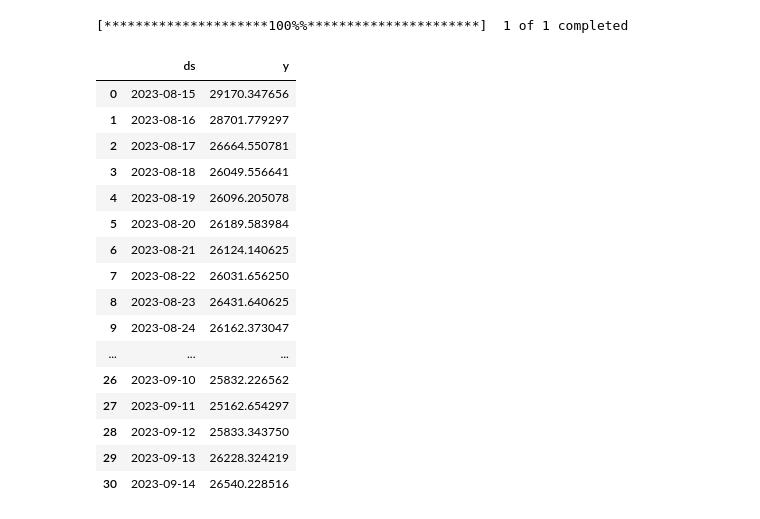
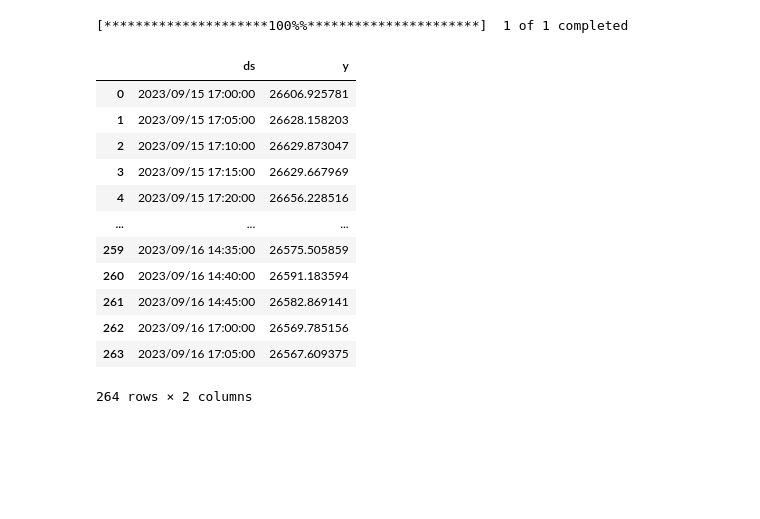
Before and after one commit to mrsamsonn/fbprophet-yfinance-next_hour_prediction, a Jupyter notebook: git_fb_prophet_forcasting.ipynb, the cells around one changed output. Saved outputs shown, nothing was run; the diff lists cells and outputs as text; code cells hidden in the pictures; blank space fills up the shorter version.

Commit message:
utc to pdt timezone, and hourly timeframe analysis for past 24hrs

```diff
--- a/git_fb_prophet_forcasting.ipynb
+++ b/git_fb_prophet_forcasting.ipynb
@@ -57,5 +57,5 @@ date: 2023-08-15
 # %%
-data = yf.download('BTC-USD', start=past)
+data = yf.download('BTC-USD', start=past, interval='5m')
 data.reset_index(inplace=True)
 #utc to pdt timezone
 data['Datetime'] = pd.to_datetime(data['Datetime']) - timedelta(hours=7)
@@ -63,27 +63,24 @@ data['Datetime'] = data['Datetime'].dt.strftime('%Y/%m/%d %H:%M:%S')
 # %% [output]
 [*********************100%%**********************]  1 of 1 completed
 # %%
-data = data[['Date','Close']]
+data.reset_index(inplace=True)
+data = data[['Datetime','Close']]
 data.columns = ['ds','y']
 data
 # %% [output]
 |  | ds | y |
-| 0 | 2023-08-15 | 29170.347656 |
-| 1 | 2023-08-16 | 28701.779297 |
-| 2 | 2023-08-17 | 26664.550781 |
-| 3 | 2023-08-18 | 26049.556641 |
-| 4 | 2023-08-19 | 26096.205078 |
-| 5 | 2023-08-20 | 26189.583984 |
-| 6 | 2023-08-21 | 26124.140625 |
-| 7 | 2023-08-22 | 26031.656250 |
-| 8 | 2023-08-23 | 26431.640625 |
-| 9 | 2023-08-24 | 26162.373047 |
+| 0 | 2023/09/15 17:00:00 | 26606.925781 |
+| 1 | 2023/09/15 17:05:00 | 26628.158203 |
+| 2 | 2023/09/15 17:10:00 | 26629.873047 |
+| 3 | 2023/09/15 17:15:00 | 26629.667969 |
+| 4 | 2023/09/15 17:20:00 | 26656.228516 |
 | ... | ... | ... |
-| 26 | 2023-09-10 | 25832.226562 |
-| 27 | 2023-09-11 | 25162.654297 |
-| 28 | 2023-09-12 | 25833.343750 |
-| 29 | 2023-09-13 | 26228.324219 |
-| 30 | 2023-09-14 | 26540.228516 |
+| 259 | 2023/09/16 14:35:00 | 26575.505859 |
+| 260 | 2023/09/16 14:40:00 | 26591.183594 |
+| 261 | 2023/09/16 14:45:00 | 26582.869141 |
+| 262 | 2023/09/16 17:00:00 | 26569.785156 |
+| 263 | 2023/09/16 17:05:00 | 26567.609375 |
+264 rows × 2 columns
 # %%
 prophet = Prophet(daily_seasonality=False)
 prophet.add_seasonality(name='hourly', period=0.0416, fourier_order=1)
```
Also changed, not shown: parts of 2 cells of this notebook.
